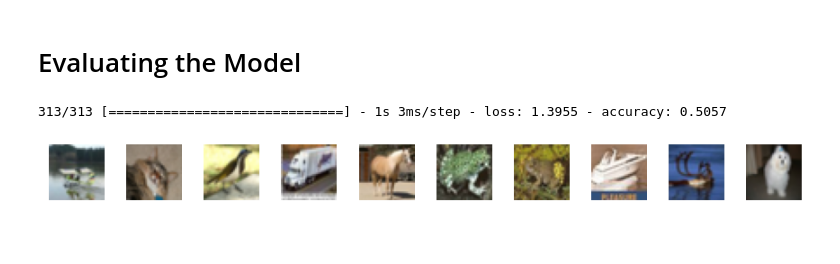
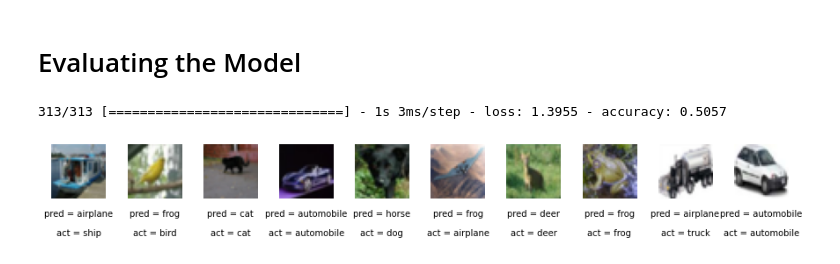
Before and after one commit to FRM96/TFG, a Jupyter notebook: first_neural_network.ipynb, the cells around one changed output. Drawn from its saved outputs; the diff is of its cells as text; code cells hidden in the pictures.

Commit message:
color text and text changed

```diff
--- a/first_neural_network.ipynb
+++ b/first_neural_network.ipynb
@@ -187,23 +203,26 @@ actual_single = CLASSES[np.argmax(y_test,axis=-1)]
 # %%
 import matplotlib.pyplot as plt
 n_to_show = 10
 indices = np.random.choice(range(len(x_test)),n_to_show)
 
 fig = plt.figure(figsize=(15,3))
 fig.subplots_adjust(hspace=0.4,wspace=0.4)
 
 '''
-One of the reasons our network isn't yet performing as well as it might is because there isn't anything in the network that takes into account the spatial structure of the input images.
-In fact, we are using a Flatten layer to flat the image into a single vector, so we can pass it to the first Dense layer.
+One of the reasons our network isn't yet performing as well as it might is
+because there isn't anything in the network that takes into account the spatial
+structure of the input images.
+In fact, we are using a Flatten layer to flat the image into a single vector,
+so we can pass it to the first Dense layer.
 To achieve this we need to use a convolutional layer.
 '''
 
 for i, idx in enumerate(indices):
     img = x_test[idx]
     ax = fig.add_subplot(1,n_to_show,i+1)
     ax.axis('off')
-    ax.text(0.5, -0.35, 'pred = ' + str(preds_single[idx]), color='white', fontsize=10, ha='center', transform=ax.transAxes) # (White color bc I have a black theme)
-    ax.text(0.5, -0.7, 'act = ' + str(actual_single[idx]), color='white', fontsize=10, ha='center', transform=ax.transAxes) # (White color bc I have a black theme)
+    ax.text(0.5, -0.35, 'pred = ' + str(preds_single[idx]), color='black', fontsize=10, ha='center', transform=ax.transAxes)
+    ax.text(0.5, -0.7, 'act = ' + str(actual_single[idx]), color='black', fontsize=10, ha='center', transform=ax.transAxes)
     ax.imshow(img)
 # %% [output]
-[figure, old version]
+[figure, new version]
```
Also changed, not shown: parts of 6 cells of this notebook.
